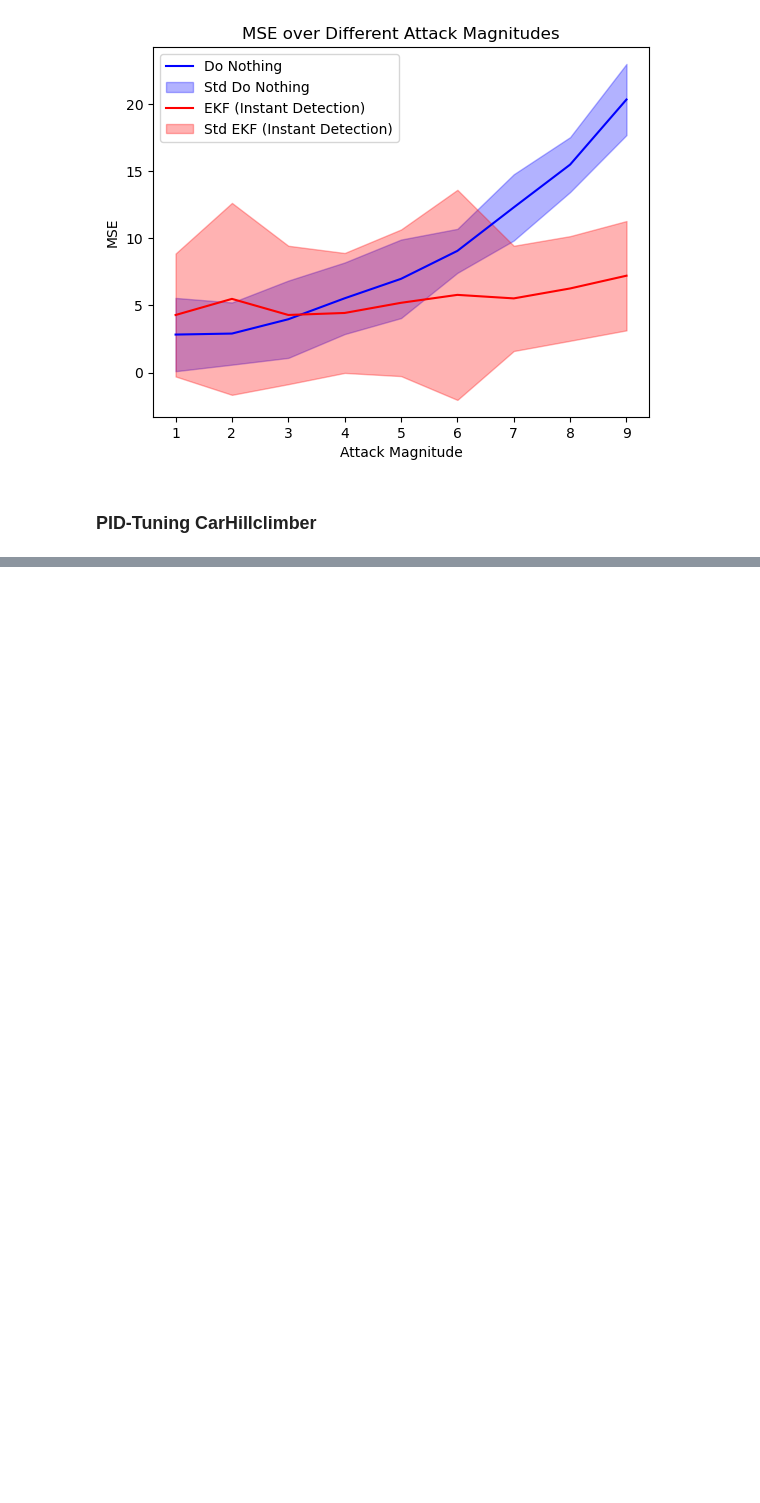
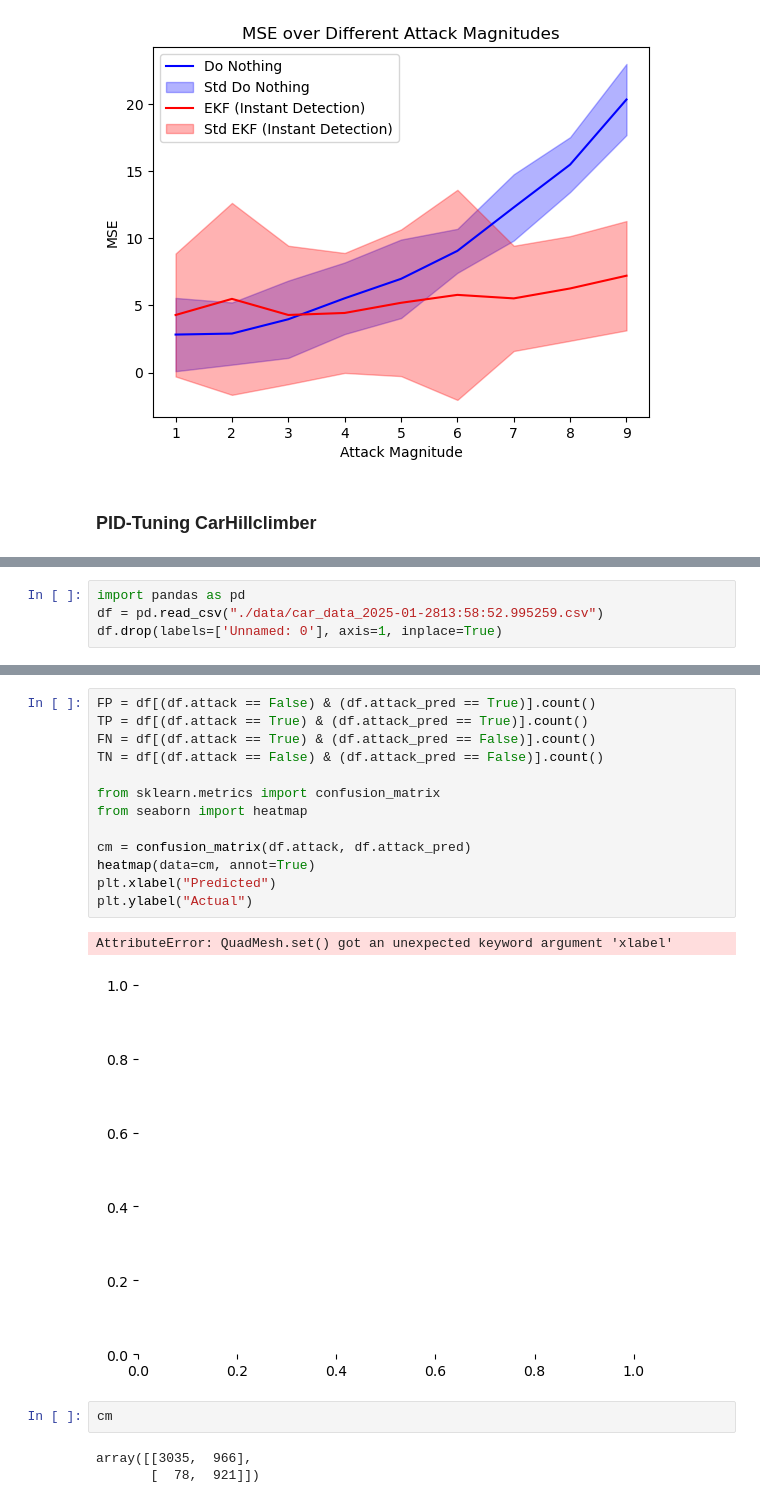
Before and after one commit to axel99andersson/control-systems-lib, a Jupyter notebook: eda.ipynb, the cells around one changed output, grey strips where cells are left out. Drawn from its saved outputs; the diff is of its cells as text; blank space fills up the shorter version.

```diff
--- a/eda.ipynb
+++ b/eda.ipynb
@@ -284,0 +296,4 @@ array([0.50251033, 0.50307812, 0.01307812])
+# %%
+import pandas as pd
+df = pd.read_csv("./data/car_data_2025-01-2813:58:52.995259.csv")
+df.drop(labels=['Unnamed: 0'], axis=1, inplace=True)
@@ -284,0 +325,21 @@ array([0.50251033, 0.50307812, 0.01307812])
+# %%
+FP = df[(df.attack == False) & (df.attack_pred == True)].count()
+TP = df[(df.attack == True) & (df.attack_pred == True)].count()
+FN = df[(df.attack == True) & (df.attack_pred == False)].count()
+TN = df[(df.attack == False) & (df.attack_pred == False)].count()
+
+from sklearn.metrics import confusion_matrix
+from seaborn import heatmap
+
+cm = confusion_matrix(df.attack, df.attack_pred)
+heatmap(data=cm, annot=True)
+plt.xlabel("Predicted")
+plt.ylabel("Actual")
+# %% [output]
+AttributeError: QuadMesh.set() got an unexpected keyword argument 'xlabel'
+[figure, added]
+# %%
+cm
+# %% [output]
+array([[3035,  966],
+       [  78,  921]])
```
Also changed, not shown: parts of 17 cells of this notebook, 8 other files.
